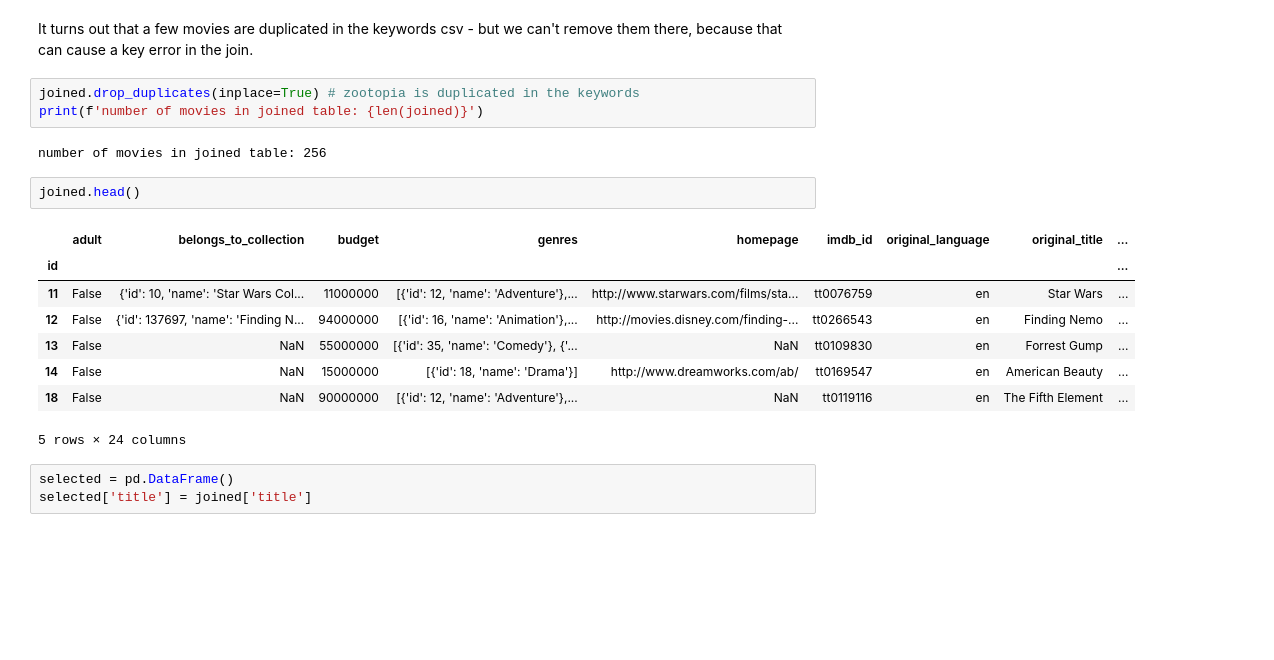
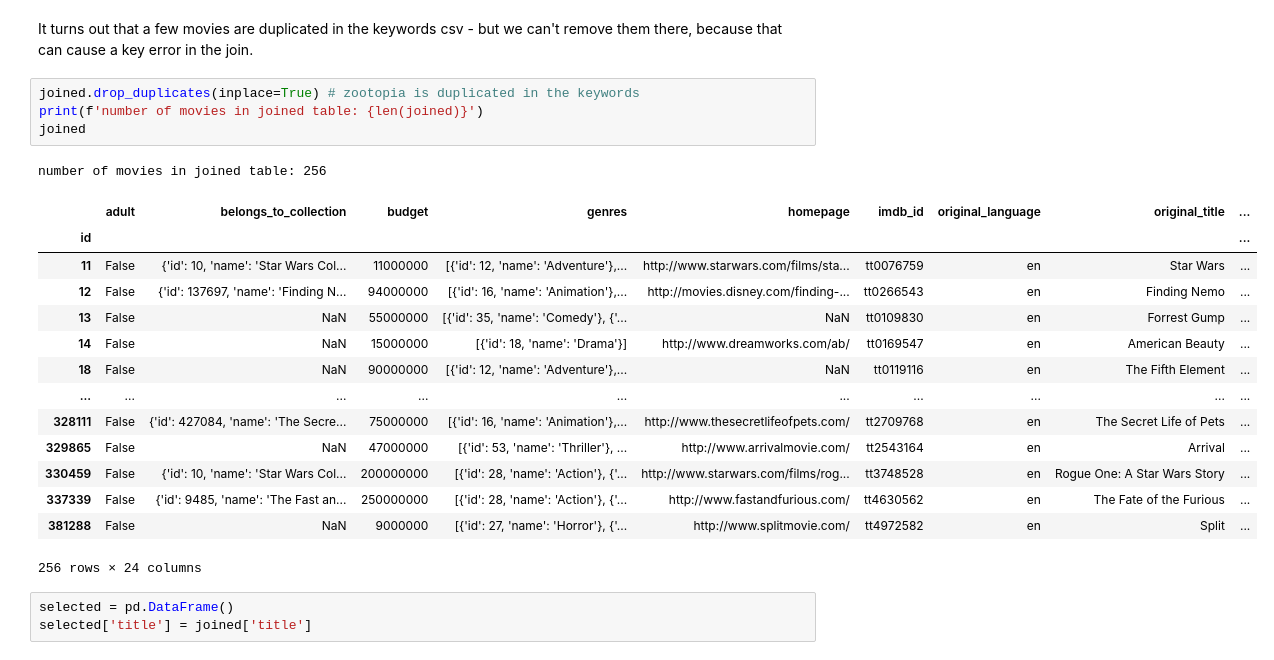
Before and after one commit to malyvsen/inverse-ai, a Jupyter notebook: ai/movies/process.ipynb, the cells around one changed output. Drawn from its saved outputs; the diff is of its cells as text; blank space fills up the shorter version.

```diff
--- a/ai/movies/process.ipynb
+++ b/ai/movies/process.ipynb
@@ -40,19 +40,23 @@ It turns out that a few movies are duplicated in the keywords csv - but we can't
 # %%
 joined.drop_duplicates(inplace=True) # zootopia is duplicated in the keywords
 print(f'number of movies in joined table: {len(joined)}')
+joined
 # %% [output]
 number of movies in joined table: 256
+|  | adult | belongs_to_collection | budget | genres | homepage | imdb_id | original_language | original_title | ... |
+| id |  |  |  |  |  |  |  |  | ... |
+| 11 | False | {'id': 10, 'name': 'Star Wars Col... | 11000000 | [{'id': 12, 'name': 'Adventure'},... | http://www.starwars.com/films/sta... | tt0076759 | en | Star Wars | ... |
+| 12 | False | {'id': 137697, 'name': 'Finding N... | 94000000 | [{'id': 16, 'name': 'Animation'},... | http://movies.disney.com/finding-... | tt0266543 | en | Finding Nemo | ... |
+| 13 | False | NaN | 55000000 | [{'id': 35, 'name': 'Comedy'}, {'... | NaN | tt0109830 | en | Forrest Gump | ... |
+| 14 | False | NaN | 15000000 | [{'id': 18, 'name': 'Drama'}] | http://www.dreamworks.com/ab/ | tt0169547 | en | American Beauty | ... |
+| 18 | False | NaN | 90000000 | [{'id': 12, 'name': 'Adventure'},... | NaN | tt0119116 | en | The Fifth Element | ... |
+| ... | ... | ... | ... | ... | ... | ... | ... | ... | ... |
+| 328111 | False | {'id': 427084, 'name': 'The Secre... | 75000000 | [{'id': 16, 'name': 'Animation'},... | http://www.thesecretlifeofpets.com/ | tt2709768 | en | The Secret Life of Pets | ... |
+| 329865 | False | NaN | 47000000 | [{'id': 53, 'name': 'Thriller'}, ... | http://www.arrivalmovie.com/ | tt2543164 | en | Arrival | ... |
+| 330459 | False | {'id': 10, 'name': 'Star Wars Col... | 200000000 | [{'id': 28, 'name': 'Action'}, {'... | http://www.starwars.com/films/rog... | tt3748528 | en | Rogue One: A Star Wars Story | ... |
+| 337339 | False | {'id': 9485, 'name': 'The Fast an... | 250000000 | [{'id': 28, 'name': 'Action'}, {'... | http://www.fastandfurious.com/ | tt4630562 | en | The Fate of the Furious | ... |
+| 381288 | False | NaN | 9000000 | [{'id': 27, 'name': 'Horror'}, {'... | http://www.splitmovie.com/ | tt4972582 | en | Split | ... |
+256 rows × 24 columns
-# %%
-joined.head()
-# %% [output]
-|  | adult | belongs_to_collection | budget | genres | homepage | imdb_id | original_language | original_title | ... |
-| id |  |  |  |  |  |  |  |  | ... |
-| 11 | False | {'id': 10, 'name': 'Star Wars Col... | 11000000 | [{'id': 12, 'name': 'Adventure'},... | http://www.starwars.com/films/sta... | tt0076759 | en | Star Wars | ... |
-| 12 | False | {'id': 137697, 'name': 'Finding N... | 94000000 | [{'id': 16, 'name': 'Animation'},... | http://movies.disney.com/finding-... | tt0266543 | en | Finding Nemo | ... |
-| 13 | False | NaN | 55000000 | [{'id': 35, 'name': 'Comedy'}, {'... | NaN | tt0109830 | en | Forrest Gump | ... |
-| 14 | False | NaN | 15000000 | [{'id': 18, 'name': 'Drama'}] | http://www.dreamworks.com/ab/ | tt0169547 | en | American Beauty | ... |
-| 18 | False | NaN | 90000000 | [{'id': 12, 'name': 'Adventure'},... | NaN | tt0119116 | en | The Fifth Element | ... |
-5 rows × 24 columns
 # %%
 selected = pd.DataFrame()
 selected['title'] = joined['title']
```
Also changed, not shown: parts of 4 cells of this notebook, 1 other file.
